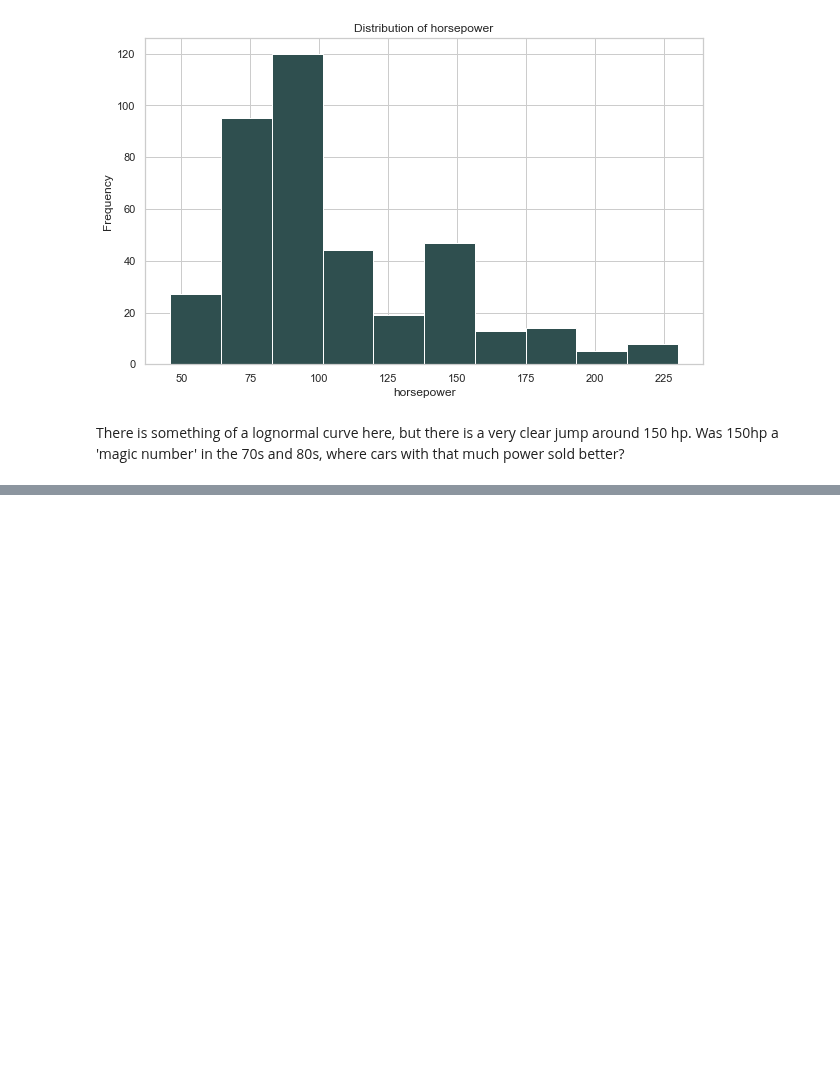
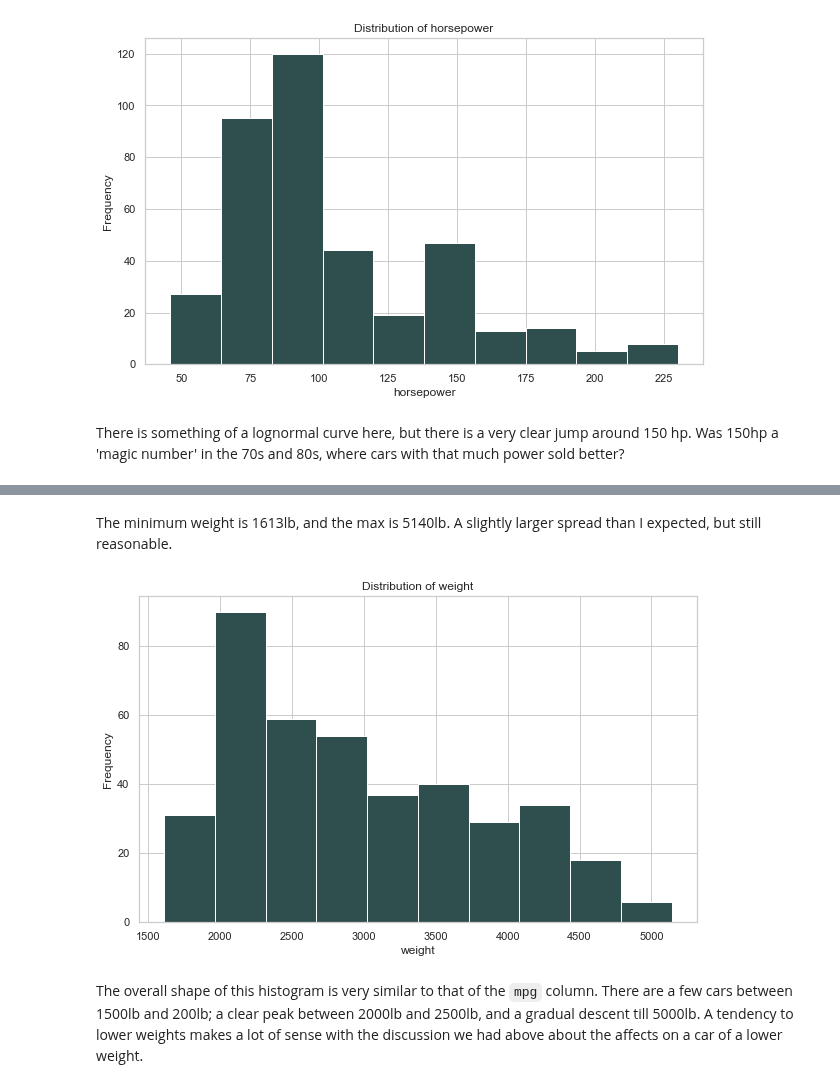
Before and after one commit to natemcintosh/en_685_648_data_science, a Jupyter notebook: 12_module/problem_set/nmcinto2.ipynb, the cells around one changed output, grey strips where cells are left out. Saved outputs shown, nothing was run; the diff lists cells and outputs as text; code cells hidden in the pictures; blank space fills up the shorter version.

```diff
--- a/12_module/problem_set/nmcinto2.ipynb
+++ b/12_module/problem_set/nmcinto2.ipynb
@@ -282,0 +300,8 @@ Before you submit this assignent, go back and review the directions to ensure th
+# %% [markdown]
+The minimum weight is 1613lb, and the max is 5140lb. A slightly larger spread than I expected, but still reasonable.
+# %%
+plot_hist_w_labels(mpg, "weight")
+# %% [output]
+[figure, added]
+# %% [markdown]
+The overall shape of this histogram is very similar to that of the `mpg` column. There are a few cars between 1500lb and 200lb; a clear peak between 2000lb and 2500lb, and a gradual descent till 5000lb. A tendency to lower weights makes a lot of sense with the discussion we had above about the affects on a car of a lower weight.
```
Also changed, not shown: parts of 90 cells of this notebook.
